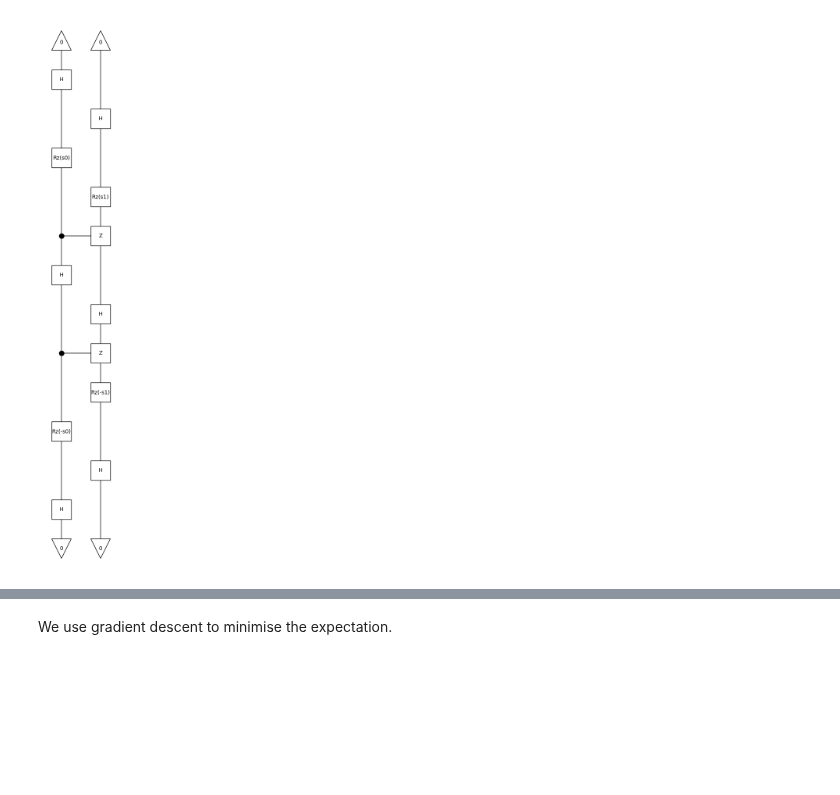
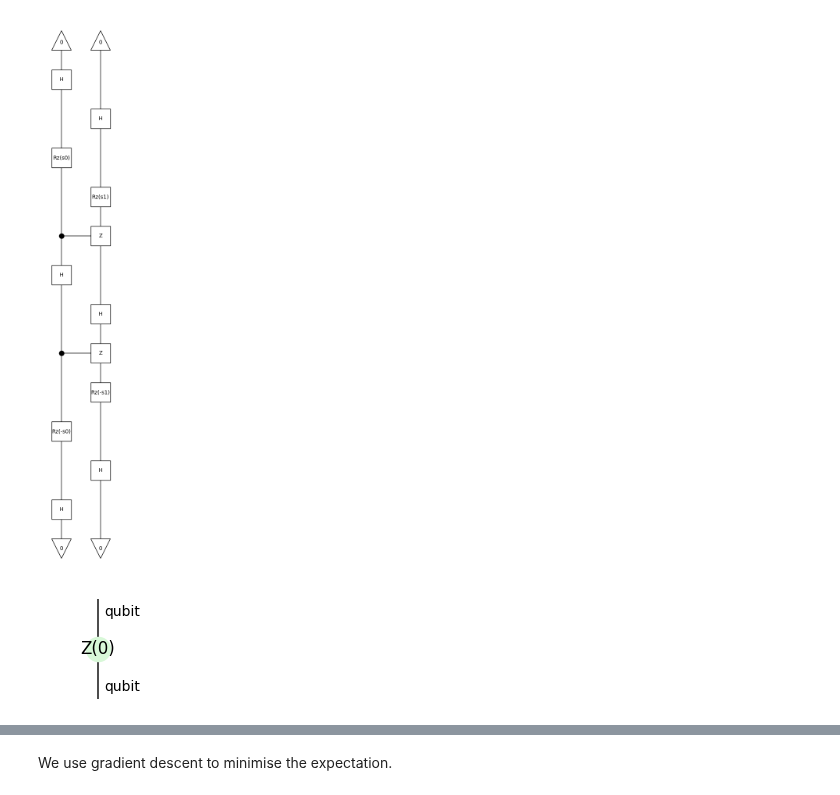
Before and after one commit to quantinuum-dev/optyx, a Jupyter notebook: docs/notebooks/optyx-vqe-experiment.ipynb, the cells around one changed output, grey strips where cells are left out. Saved outputs shown, nothing was run; the diff lists cells and outputs as text; code cells hidden in the pictures; blank space fills up the shorter version.

```diff
--- a/docs/notebooks/optyx-vqe-experiment.ipynb
+++ b/docs/notebooks/optyx-vqe-experiment.ipynb
@@ -30,0 +32,6 @@ from optyx.qubits import Circuit
+# %%
+from optyx.qubits import Z
+
+Z(1, 1).dagger().draw()
+# %% [output]
+[figure, added]
```
Also changed, not shown: parts of 7 cells of this notebook, 10 other files.
